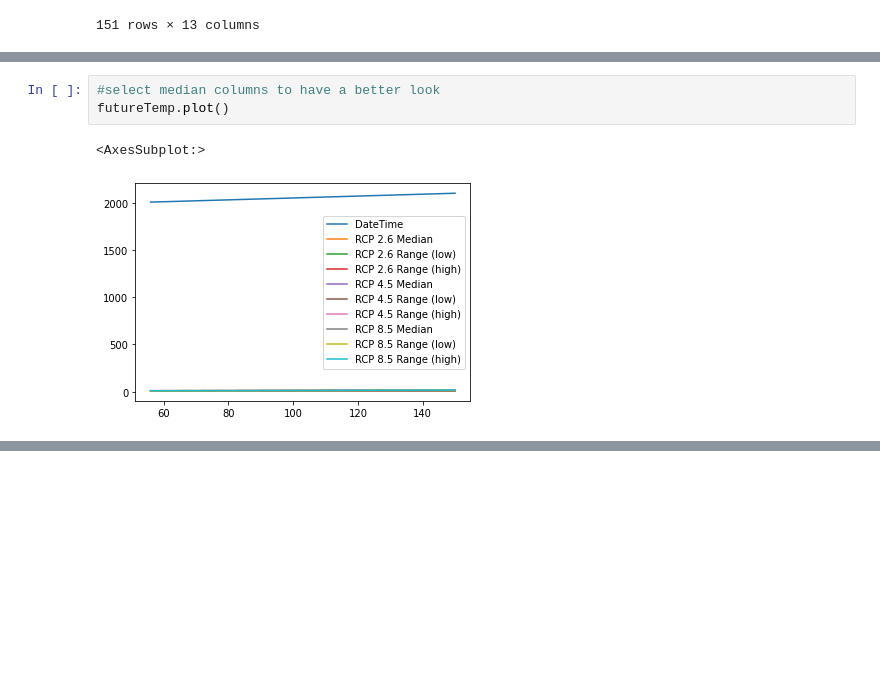
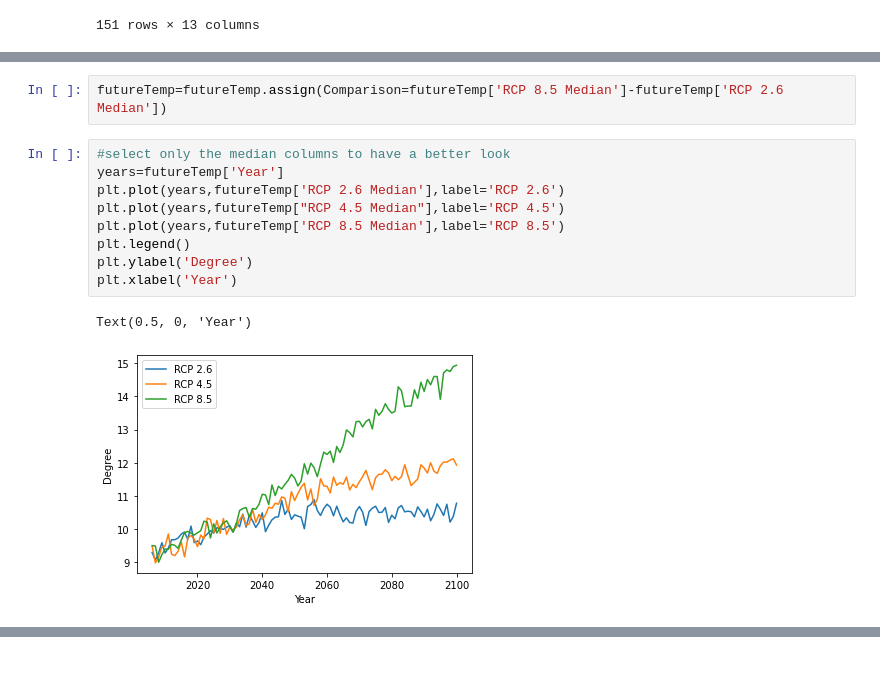
Before and after one commit to data301-2021-winter1/project-group70-project, a Jupyter notebook: notebooks/analysis1.ipynb, the cells around one changed output, grey strips where cells are left out. Saved outputs shown, nothing was run; the diff lists cells and outputs as text; blank space fills up the shorter version.

```diff
--- a/notebooks/analysis1.ipynb
+++ b/notebooks/analysis1.ipynb
@@ -167,9 +132,17 @@ plt.xlabel('Year')
 # %% [output]
 Text(0.5, 0, 'Year')
 [figure]
-# %%
-#select median columns to have a better look
-futureTemp.plot()
-# %% [output]
-<AxesSubplot:>
-[figure, removed]
+# %%
+futureTemp=futureTemp.assign(Comparison=futureTemp['RCP 8.5 Median']-futureTemp['RCP 2.6 Median'])
+# %%
+#select only the median columns to have a better look
+years=futureTemp['Year']
+plt.plot(years,futureTemp['RCP 2.6 Median'],label='RCP 2.6')
+plt.plot(years,futureTemp["RCP 4.5 Median"],label='RCP 4.5')
+plt.plot(years,futureTemp['RCP 8.5 Median'],label='RCP 8.5')
+plt.legend()
+plt.ylabel('Degree')
+plt.xlabel('Year')
+# %% [output]
+Text(0.5, 0, 'Year')
+[figure, added]
```
Also changed, not shown: parts of 18 cells of this notebook, 3 other files.
